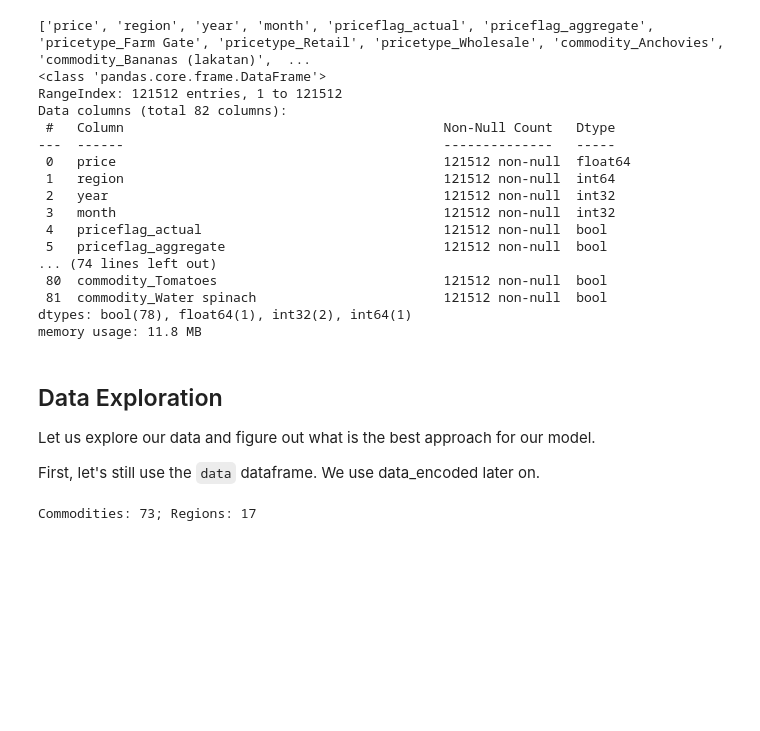
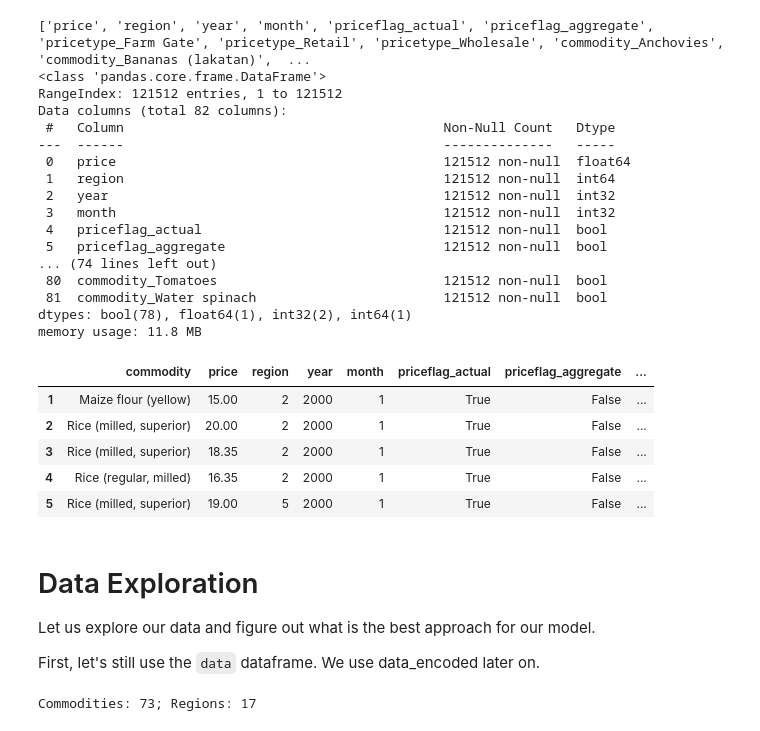
Before and after one commit to NeoGregorio/commodity-predict, a Jupyter notebook: prediction-model.ipynb, the cells around one changed output. Cells and saved outputs as stored; diff of their text form; code cells hidden in the pictures; blank space fills up the shorter version.

```diff
--- a/prediction-model.ipynb
+++ b/prediction-model.ipynb
@@ -243,8 +231,17 @@ Data columns (total 82 columns):
  81  commodity_Water spinach                        121512 non-null  bool
 dtypes: bool(78), float64(1), int32(2), int64(1)
 memory usage: 11.8 MB
+# %%
+data.head()
+# %% [output]
+|  | commodity | price | region | year | month | priceflag_actual | priceflag_aggregate | ... |
+| 1 | Maize flour (yellow) | 15.00 | 2 | 2000 | 1 | True | False | ... |
+| 2 | Rice (milled, superior) | 20.00 | 2 | 2000 | 1 | True | False | ... |
+| 3 | Rice (milled, superior) | 18.35 | 2 | 2000 | 1 | True | False | ... |
+| 4 | Rice (regular, milled) | 16.35 | 2 | 2000 | 1 | True | False | ... |
+| 5 | Rice (milled, superior) | 19.00 | 5 | 2000 | 1 | True | False | ... |
 # %% [markdown]
-## Data Exploration
+# Data Exploration
 
 Let us explore our data and figure out what is the best approach for our model.
 
```
Also changed, not shown: parts of 13 cells of this notebook.
